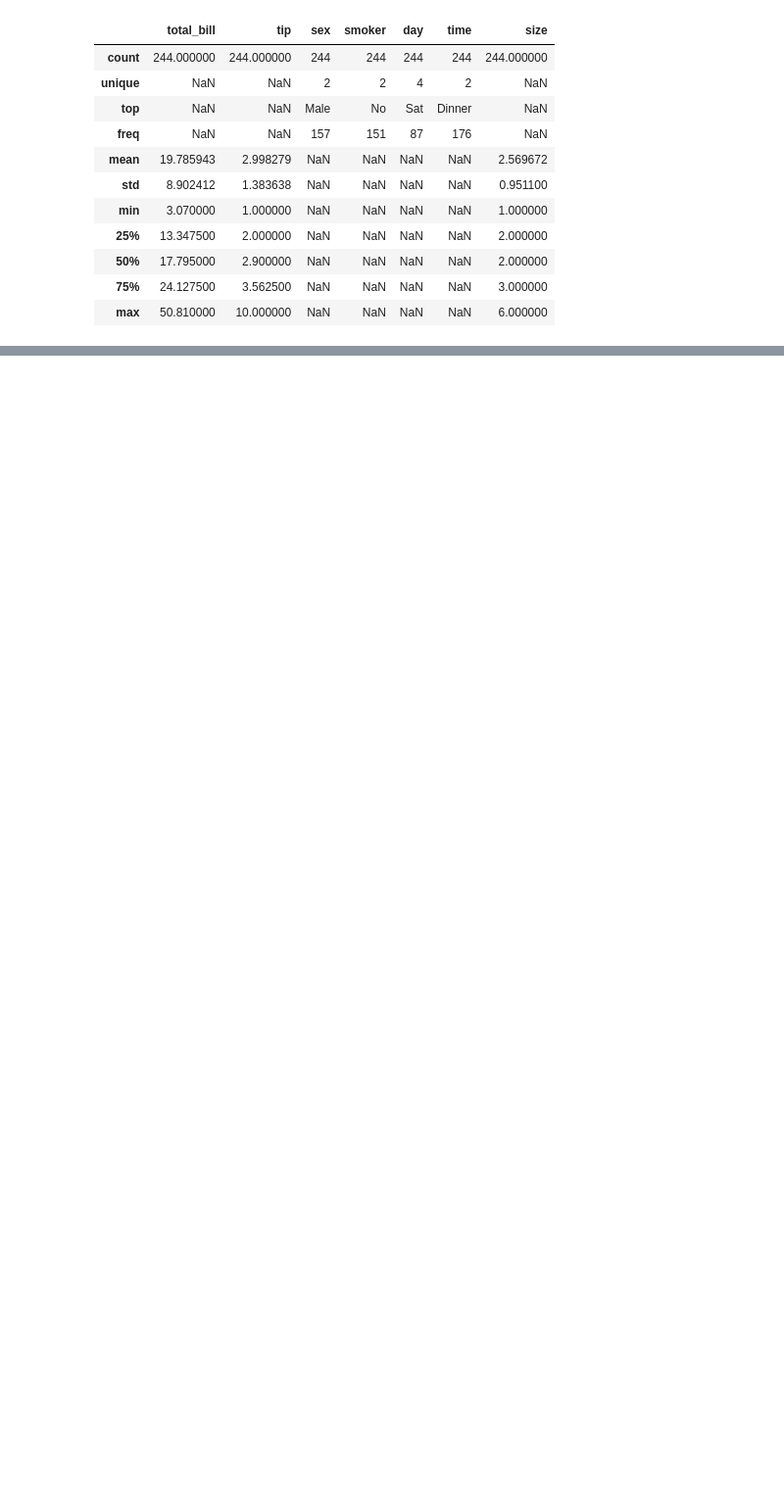
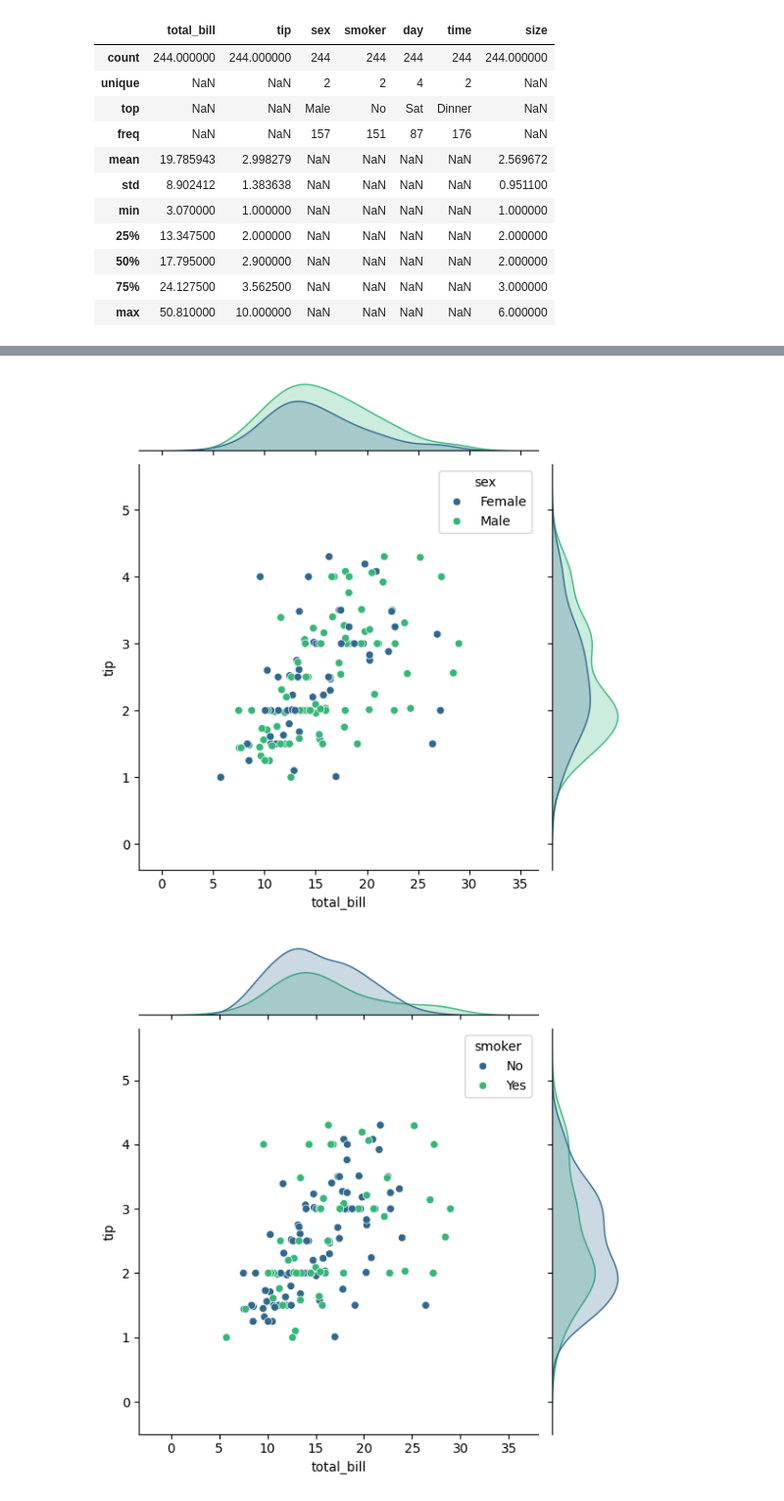
Before and after one commit to velkha/ProgramaIA_DS, a Jupyter notebook: Codigo/Python/EjerciciosPostgrado/LyD_IA/Entregas/Tips/py/Tips_DiegoParederoBlanco.ipynb, the cells around one changed output, grey strips where cells are left out. Shown at 98% size. Cells and saved outputs as stored; diff of their text form; code cells hidden in the pictures; blank space fills up the shorter version.

```diff
--- a/Codigo/Python/EjerciciosPostgrado/LyD_IA/Entregas/Tips/py/Tips_DiegoParederoBlanco.ipynb
+++ b/Codigo/Python/EjerciciosPostgrado/LyD_IA/Entregas/Tips/py/Tips_DiegoParederoBlanco.ipynb
@@ -548,0 +665,6 @@ ImportError: cannot import name 'get_outliers_multiple_w_iqr' from 'lib.df_utils
+# %%
+#vamos a explorar los de size 2
+working_df_size_2: pd.DataFrame = df[df['size'] == 2].copy()
+#drop column size
+working_df_size_2.drop(columns='size', inplace=True)
+working_df_size_2.describe(include='all')
@@ -548,0 +684,27 @@ ImportError: cannot import name 'get_outliers_multiple_w_iqr' from 'lib.df_utils
+# %%
+#lo primero vamos a sacar unos outliers que no tengan en cuenta la columna size ya que vemos que el size no parece tener excesiva importancia en la influencia
+outliers: pd.DataFrame = get_outliers_multiple(working_df_size_2, ['total_bill', 'tip'])
+
+working_df_size_2_wout_outliers: pd.DataFrame = working_df_size_2.drop(outliers.index)
+
+g1 = sns.jointplot(
+    data=working_df_size_2_wout_outliers,
+    x='total_bill', y="tip", hue="sex", palette="viridis"
+)
+
+g2 = sns.jointplot(
+    data=working_df_size_2_wout_outliers,
+    x='total_bill', y="tip", hue="smoker", palette="viridis"
+)
+
+g3 = sns.jointplot(
+    data=working_df_size_2_wout_outliers,
+    x='total_bill', y="tip", hue="day", palette="viridis"
+)
+
+
+#get all the rows in df that are on working_df_without_outliers
+df_without_outliers: pd.DataFrame = df[df.index.isin(working_df_without_outliers.index)]
+# %% [output]
+[figure, added]
+[figure, added]
```
Also changed, not shown: parts of 83 cells of this notebook, 4 other files.
